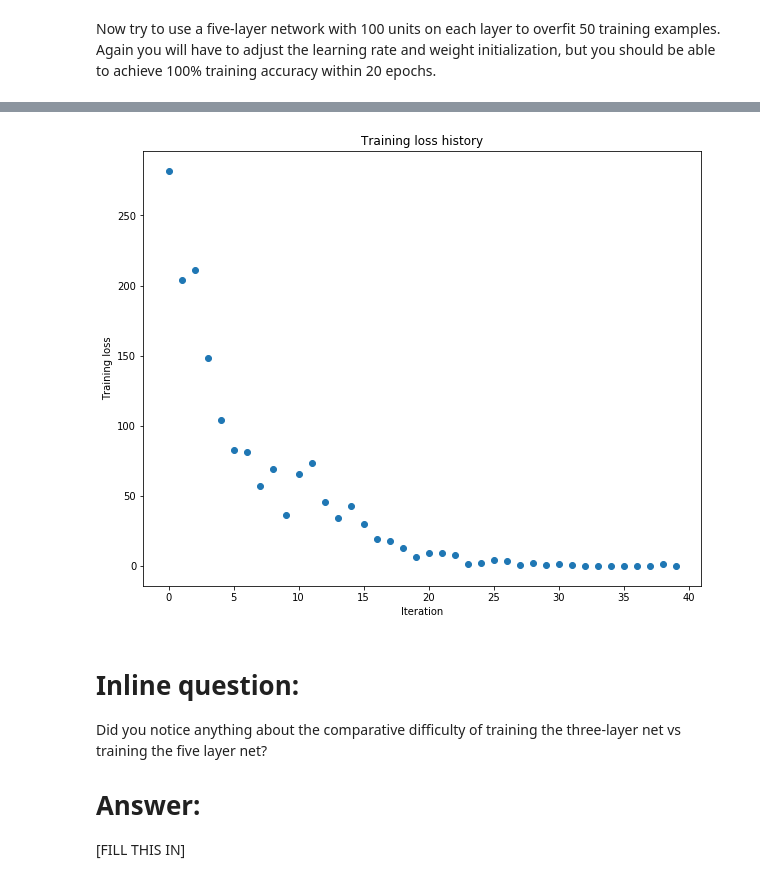
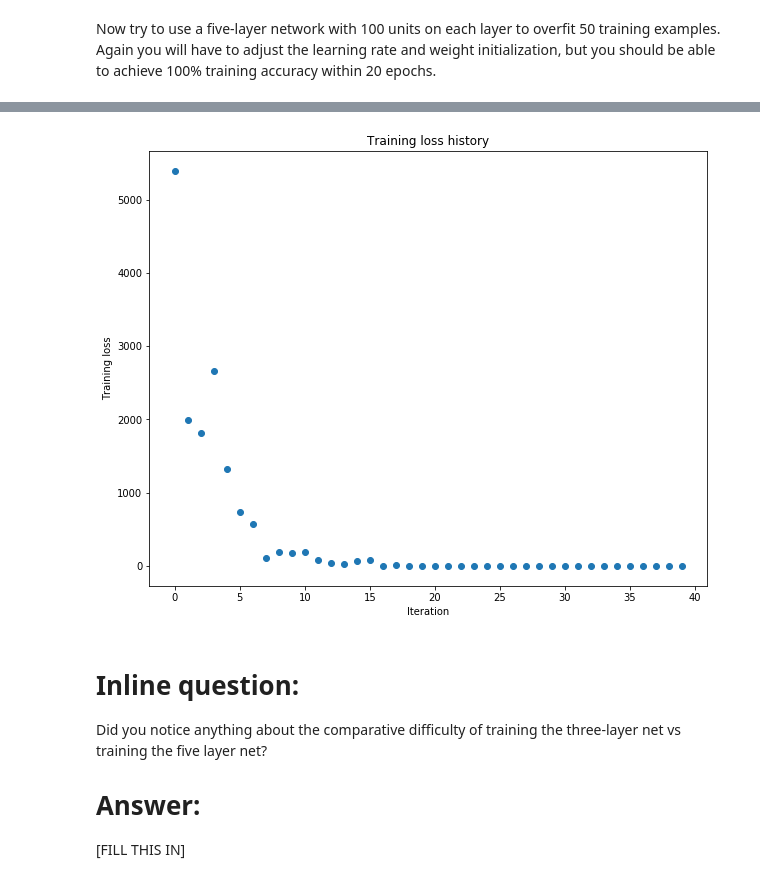
Before and after one commit to LuizFernandoCabral/cs231n, a Jupyter notebook: assignment2/FullyConnectedNets.ipynb, the cells around one changed output, grey strips where cells are left out. Cells and saved outputs as stored; diff of their text form; code cells hidden in the pictures.

```diff
--- a/assignment2/FullyConnectedNets.ipynb
+++ b/assignment2/FullyConnectedNets.ipynb
@@ -491,8 +491,8 @@ small_data = {
   'y_val': data['y_val'],
 }
 
-learning_rate = 1e-4
-weight_scale = 1e-1
+learning_rate = 1.8e-4
+weight_scale = 2e-1
 model = FullyConnectedNet([100, 100, 100, 100],
                 weight_scale=weight_scale, dtype=np.float64)
 solver = Solver(model, small_data,
@@ -530,4 +530,4 @@ plt.show()
-[figure, old version]
+[figure, new version]
 # %% [markdown]
 # Inline question:
 Did you notice anything about the comparative difficulty of training the three-layer net vs training the five layer net?
```
Also changed, not shown: parts of 9 cells of this notebook, 5 other files.
